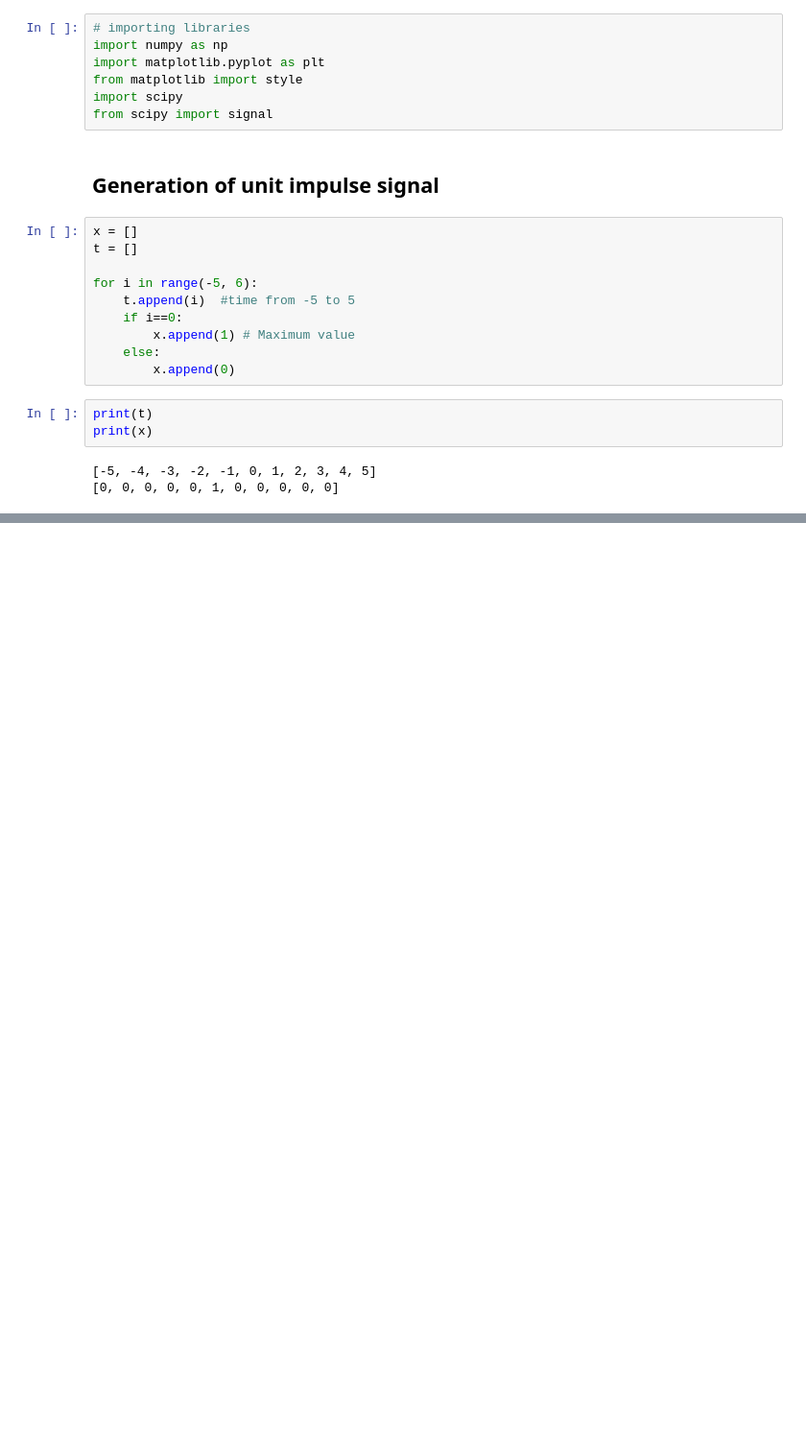
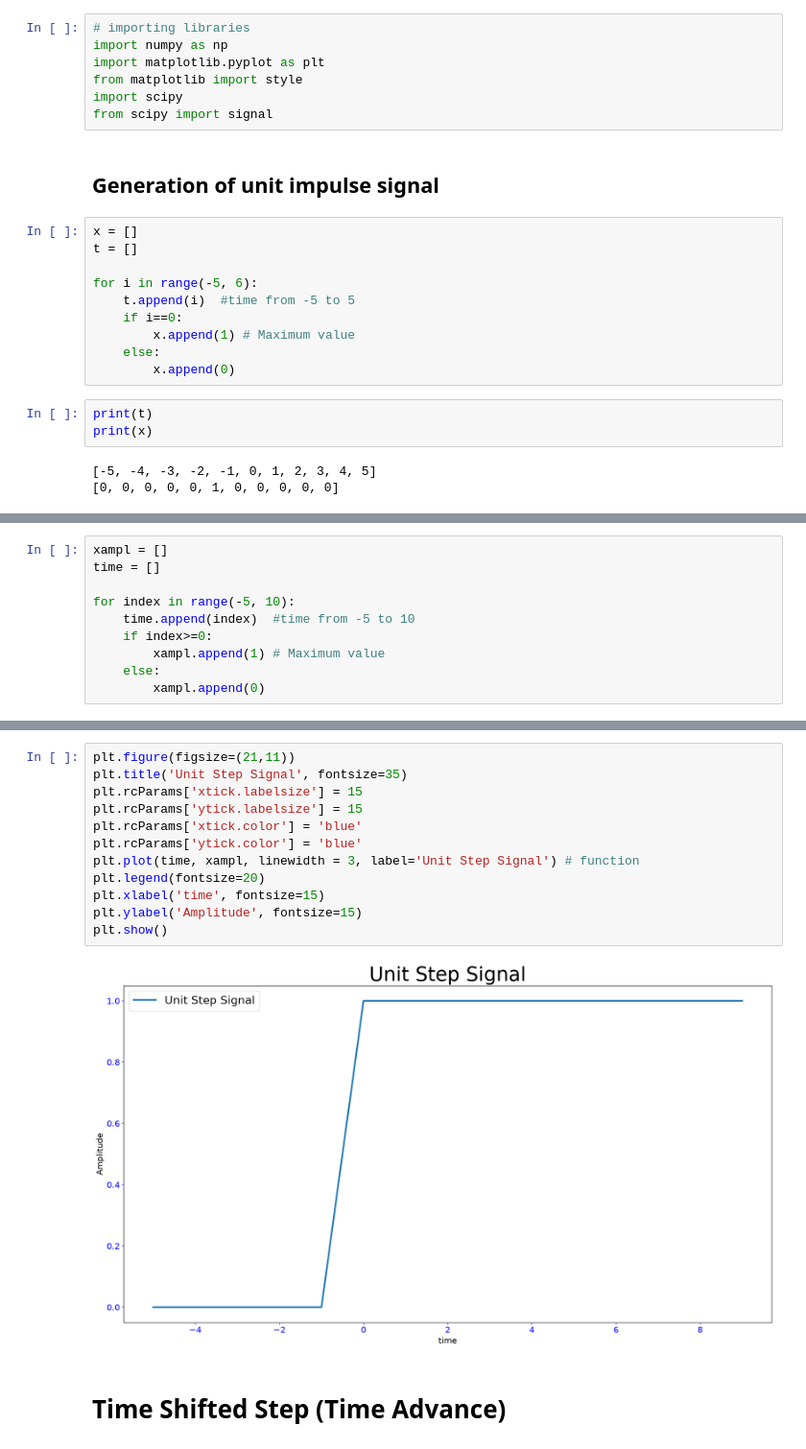
Before and after one commit to pavlovskakristina/SignalAndImageProcessing, a Jupyter notebook: Fundamentals_SignalProcessing/ContinuousTimeSignals.ipynb, the cells around one changed output, grey strips where cells are left out. Shown at 96% size. Drawn from its saved outputs; the diff is of its cells as text; blank space fills up the shorter version.

```diff
--- a/Fundamentals_SignalProcessing/ContinuousTimeSignals.ipynb
+++ b/Fundamentals_SignalProcessing/ContinuousTimeSignals.ipynb
@@ -53,0 +97,10 @@ plt.show()
+# %%
+xampl = []
+time = []
+
+for index in range(-5, 10):
+    time.append(index)  #time from -5 to 10
+    if index>=0:
+        xampl.append(1) # Maximum value
+    else:
+        xampl.append(0)
@@ -53,0 +113,16 @@ plt.show()
+# %%
+plt.figure(figsize=(21,11))
+plt.title('Unit Step Signal', fontsize=35)
+plt.rcParams['xtick.labelsize'] = 15
+plt.rcParams['ytick.labelsize'] = 15
+plt.rcParams['xtick.color'] = 'blue'
+plt.rcParams['ytick.color'] = 'blue'
+plt.plot(time, xampl, linewidth = 3, label='Unit Step Signal') # function
+plt.legend(fontsize=20)
+plt.xlabel('time', fontsize=15)
+plt.ylabel('Amplitude', fontsize=15)
+plt.show()
+# %% [output]
+[figure, added]
+# %% [markdown]
+# Time Shifted Step (Time Advance)
```
Also changed, not shown: parts of 24 cells of this notebook.
